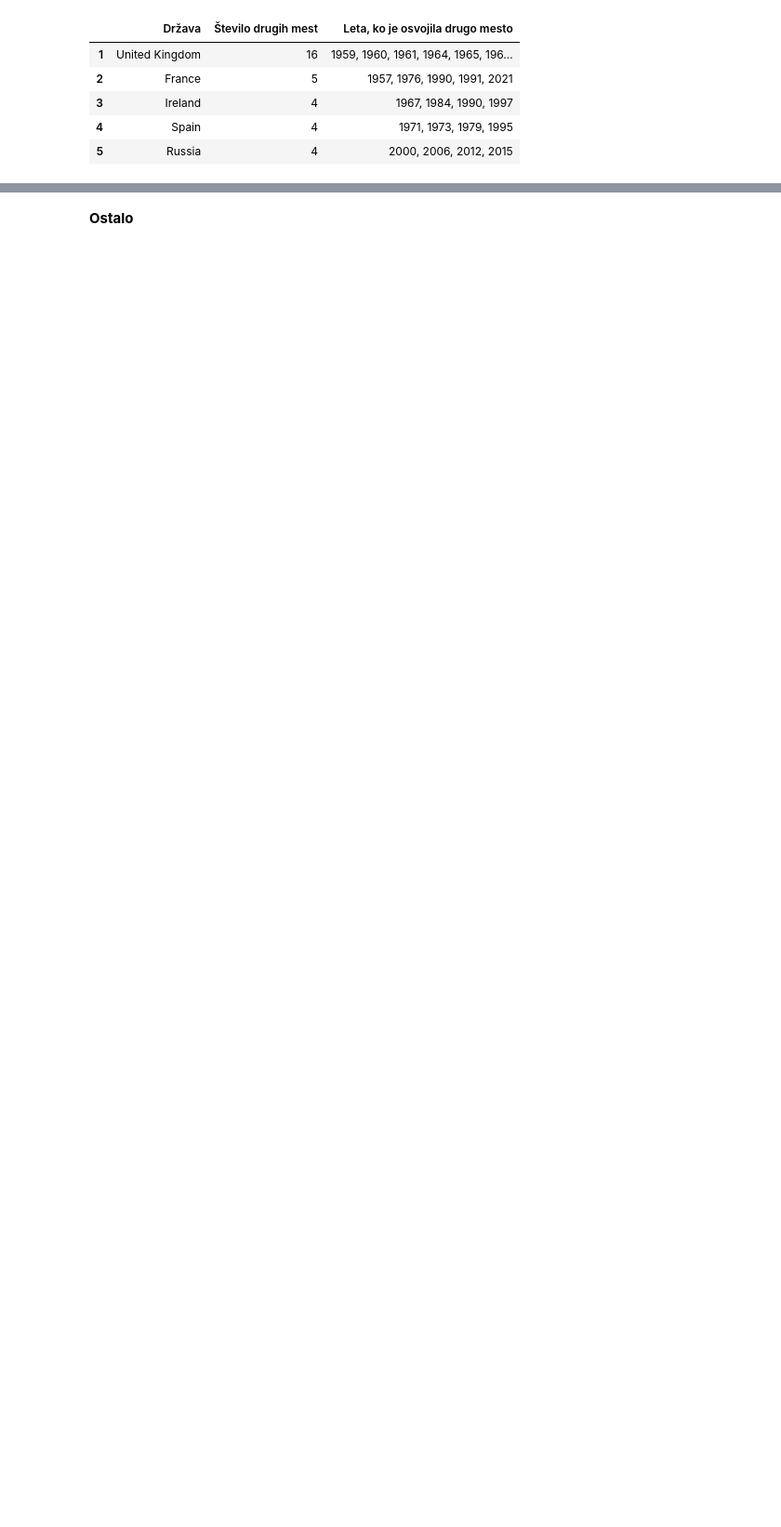
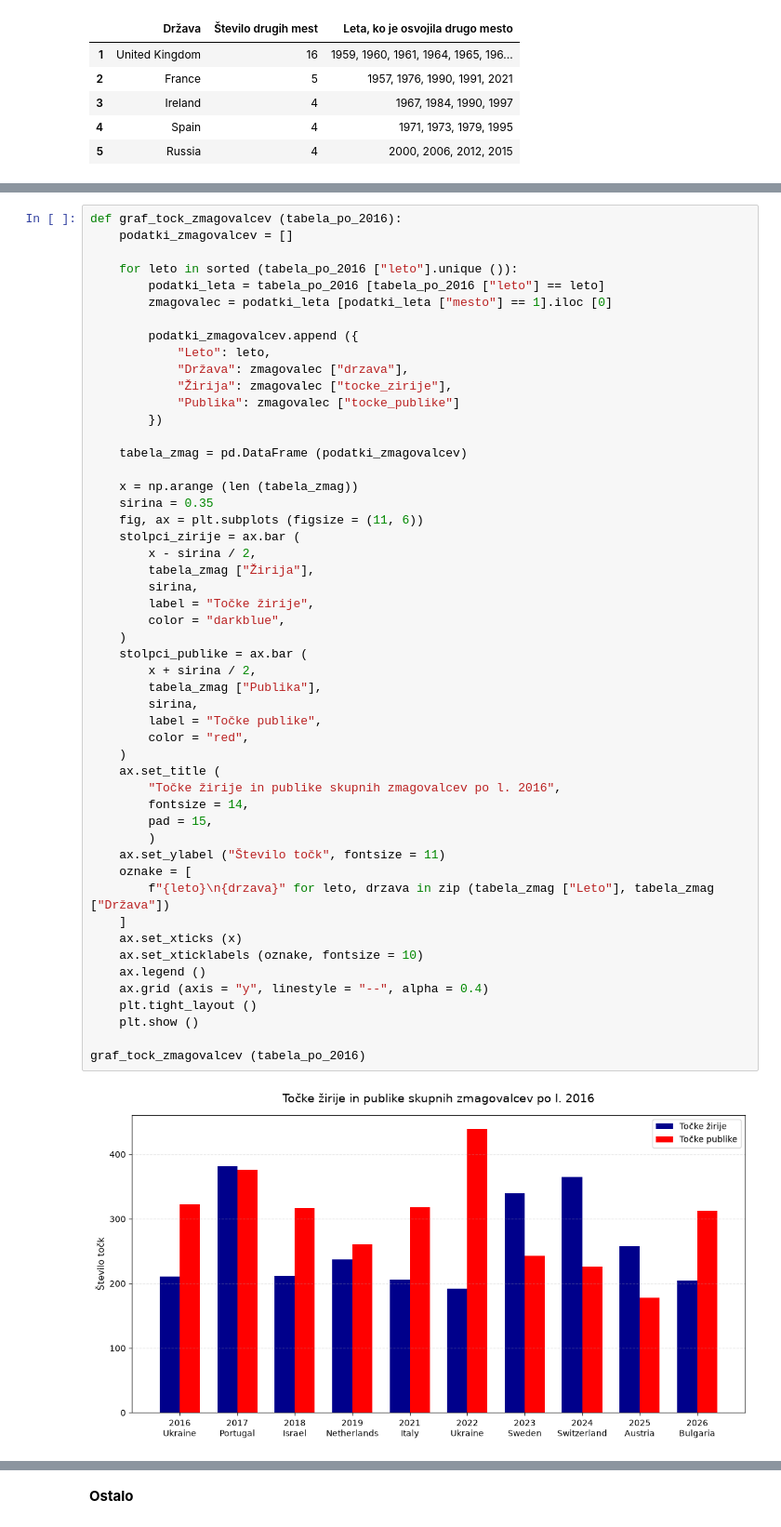
Before and after one commit to mayac69/UVP-projektna, a Jupyter notebook: analiza_evrovizije.ipynb, the cells around one changed output, grey strips where cells are left out. Shown at 93% size. Drawn from its saved outputs; the diff is of its cells as text; blank space fills up the shorter version.

```diff
--- a/analiza_evrovizije.ipynb
+++ b/analiza_evrovizije.ipynb
@@ -464,0 +520,53 @@ vecno_drugi (df)
+# %%
+def graf_tock_zmagovalcev (tabela_po_2016):
+    podatki_zmagovalcev = []
+
+    for leto in sorted (tabela_po_2016 ["leto"].unique ()):
+        podatki_leta = tabela_po_2016 [tabela_po_2016 ["leto"] == leto]
+        zmagovalec = podatki_leta [podatki_leta ["mesto"] == 1].iloc [0]
+
+        podatki_zmagovalcev.append ({
+            "Leto": leto,
+            "Država": zmagovalec ["drzava"],
+            "Žirija": zmagovalec ["tocke_zirije"],
+            "Publika": zmagovalec ["tocke_publike"]
+        })
+
+    tabela_zmag = pd.DataFrame (podatki_zmagovalcev)
+
+    x = np.arange (len (tabela_zmag))
+    sirina = 0.35
+    fig, ax = plt.subplots (figsize = (11, 6))
+    stolpci_zirije = ax.bar (
+        x - sirina / 2,
+        tabela_zmag ["Žirija"],
+        sirina,
+        label = "Točke žirije",
+        color = "darkblue",
+    )
+    stolpci_publike = ax.bar (
+        x + sirina / 2,
+        tabela_zmag ["Publika"],
+        sirina,
+        label = "Točke publike",
+        color = "red",
+    )
+    ax.set_title (
+        "Točke žirije in publike skupnih zmagovalcev po l. 2016",
+        fontsize = 14,
+        pad = 15,
+        )
+    ax.set_ylabel ("Število točk", fontsize = 11)
+    oznake = [
+        f"{leto}\n{drzava}" for leto, drzava in zip (tabela_zmag ["Leto"], tabela_zmag ["Država"])
+    ]
+    ax.set_xticks (x)
+    ax.set_xticklabels (oznake, fontsize = 10)
+    ax.legend ()
+    ax.grid (axis = "y", linestyle = "--", alpha = 0.4)
+    plt.tight_layout ()
+    plt.show ()
+
+graf_tock_zmagovalcev (tabela_po_2016)
+# %% [output]
+[figure, added]
```
Also changed, not shown: parts of 11 cells of this notebook.
